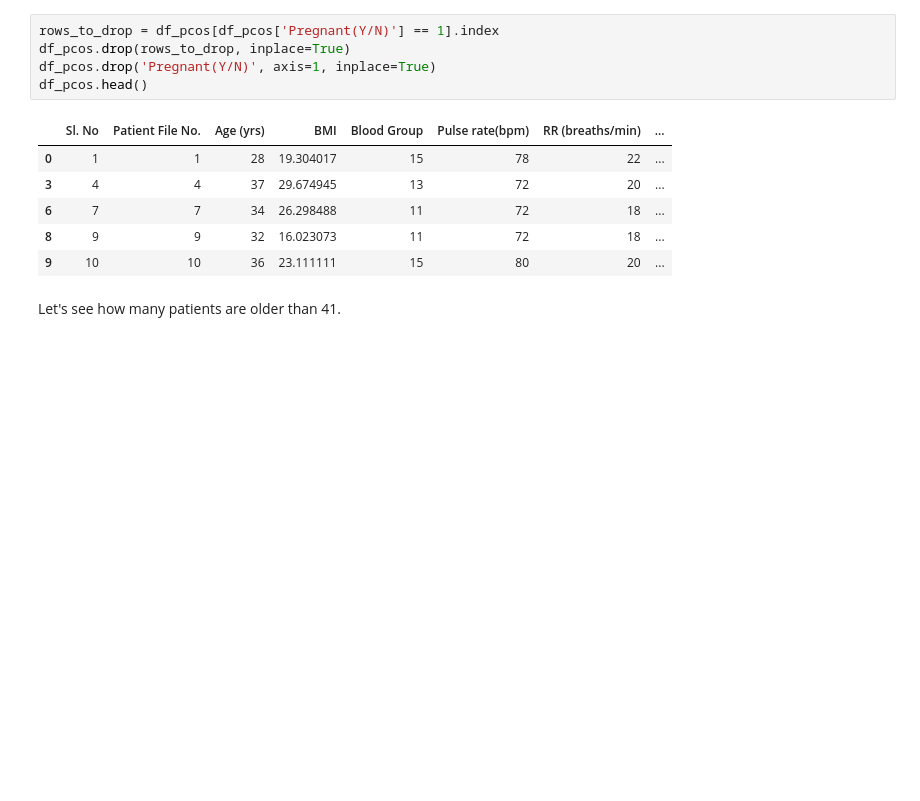
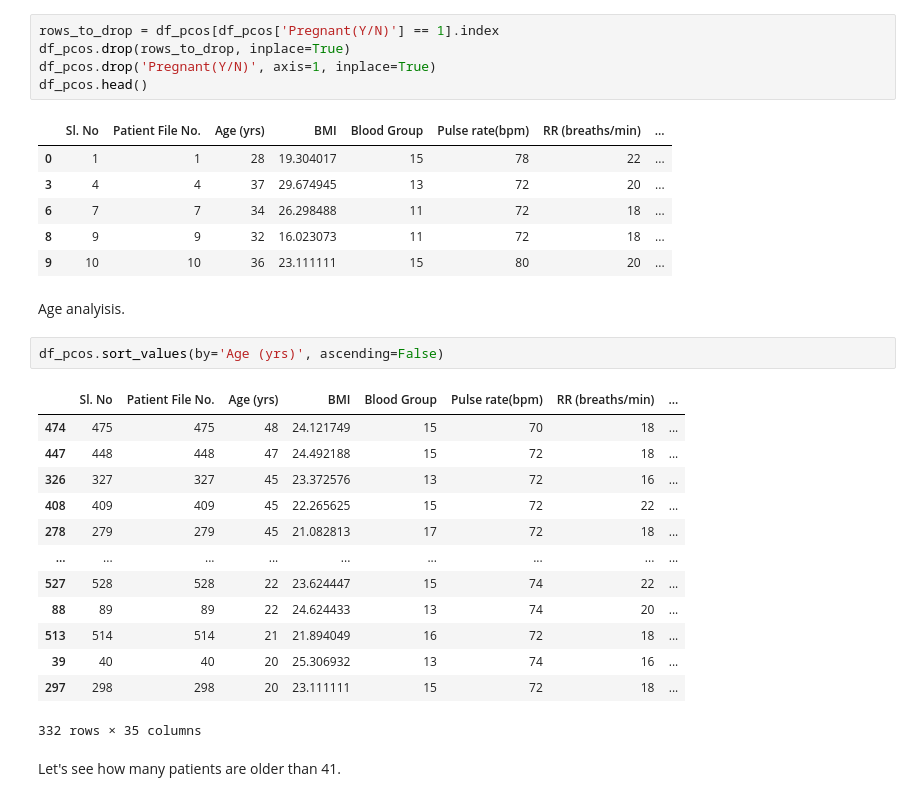
Before and after one commit to tina-m-dev/pcos, a Jupyter notebook: Outliers.ipynb, the cells around one changed output. Drawn from its saved outputs; the diff is of its cells as text; blank space fills up the shorter version.

```diff
--- a/Outliers.ipynb
+++ b/Outliers.ipynb
@@ -53,6 +53,24 @@ df_pcos.head()
 | 6 | 7 | 7 | 34 | 26.298488 | 11 | 72 | 18 | ... |
 | 8 | 9 | 9 | 32 | 16.023073 | 11 | 72 | 18 | ... |
 | 9 | 10 | 10 | 36 | 23.111111 | 15 | 80 | 20 | ... |
+# %% [markdown]
+Age analyisis.
+# %%
+df_pcos.sort_values(by='Age (yrs)', ascending=False)
+# %% [output]
+|  | Sl. No | Patient File No. | Age (yrs) | BMI | Blood Group | Pulse rate(bpm) | RR (breaths/min) | ... |
+| 474 | 475 | 475 | 48 | 24.121749 | 15 | 70 | 18 | ... |
+| 447 | 448 | 448 | 47 | 24.492188 | 15 | 72 | 18 | ... |
+| 326 | 327 | 327 | 45 | 23.372576 | 13 | 72 | 16 | ... |
+| 408 | 409 | 409 | 45 | 22.265625 | 15 | 72 | 22 | ... |
+| 278 | 279 | 279 | 45 | 21.082813 | 17 | 72 | 18 | ... |
+| ... | ... | ... | ... | ... | ... | ... | ... | ... |
+| 527 | 528 | 528 | 22 | 23.624447 | 15 | 74 | 22 | ... |
+| 88 | 89 | 89 | 22 | 24.624433 | 13 | 74 | 20 | ... |
+| 513 | 514 | 514 | 21 | 21.894049 | 16 | 72 | 18 | ... |
+| 39 | 40 | 40 | 20 | 25.306932 | 13 | 74 | 16 | ... |
+| 297 | 298 | 298 | 20 | 23.111111 | 15 | 72 | 18 | ... |
+332 rows × 35 columns
 # %% [markdown]
 Let's see how many patients are older than 41.
 # %%
```
